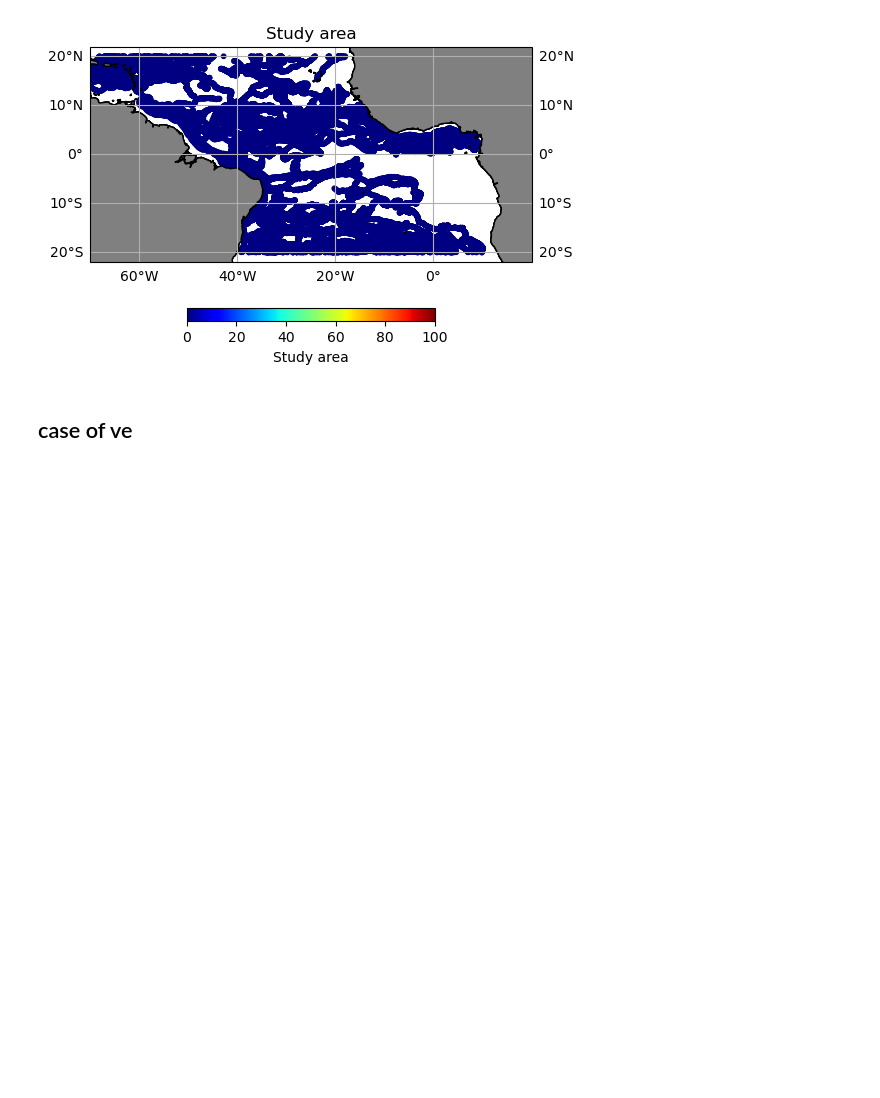
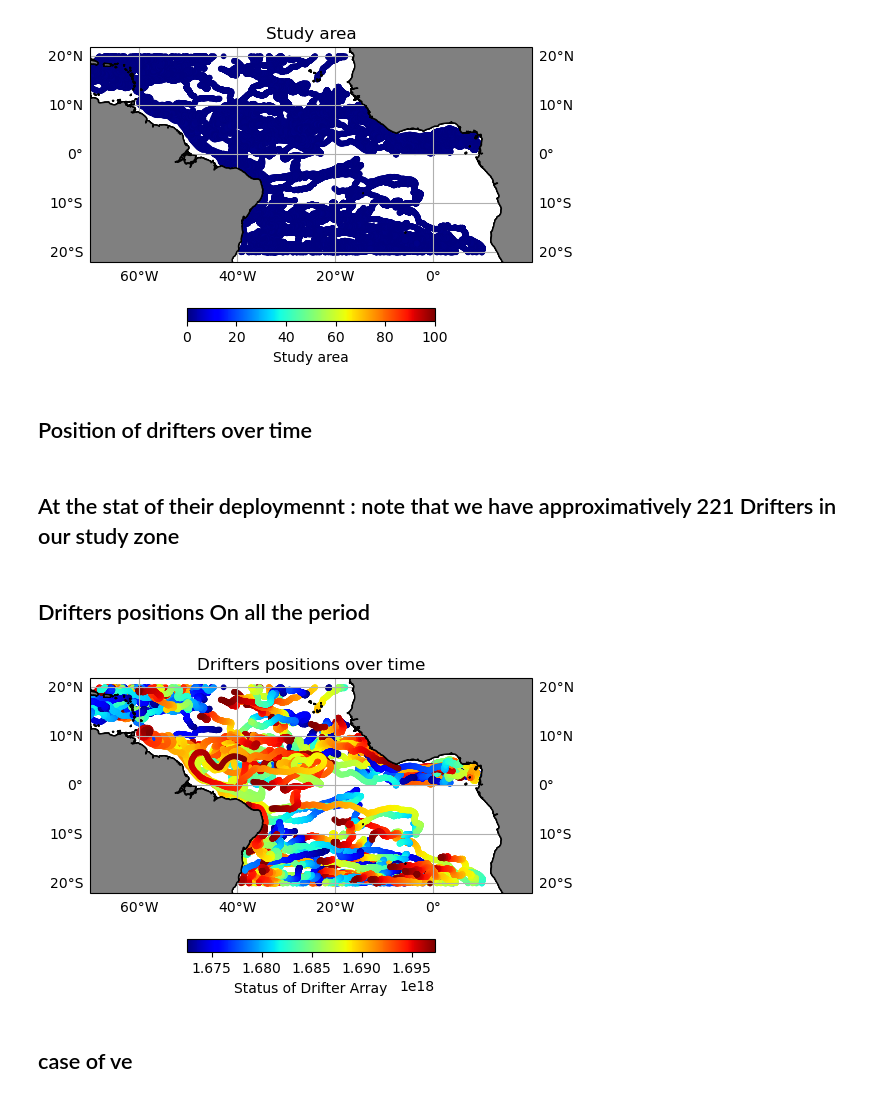
Before and after one commit to Julio-Leonel-Donfack/Courants-Derivants-Cmems, a Jupyter notebook: 1-drifters-currents-visualisations.ipynb, the cells around one changed output. Drawn from its saved outputs; the diff is of its cells as text; code cells hidden in the pictures; blank space fills up the shorter version.

```diff
--- a/1-drifters-currents-visualisations.ipynb
+++ b/1-drifters-currents-visualisations.ipynb
@@ -153,5 +151,44 @@ plt.savefig("fig1 mode.png")
 # %% [output]
 [figure]
+# %% [markdown]
+## Position of drifters over time
+# %% [markdown]
+## At the stat of their deploymennt : note that we have approximatively 221 Drifters in our study zone
+# %% [markdown]
+## Drifters positions On all the period
+# %%
+fig = plt.figure(figsize=(8, 4))
+ax = fig.add_subplot(111, projection=ccrs.PlateCarree(central_longitude =0))
+
+ax.coastlines()
+gl = ax.gridlines(draw_labels=True)
+gl.top_labels=False
+gl.right_label=False
+ax.add_feature(cfeature.LAND, facecolor='0.5',
+               zorder=2, edgecolor='k')
+region=[-70,20,-16,16]
+ax.set_extent(region)
+
+sc = ax.scatter(
+    ds.longitude.values,
+    ds.latitude.values,
+    10,
+    c=ds.time.values,
+    vmin=np.datetime64('2023-01-01T00:00:00.000000000'),
+    vmax=np.datetime64('2023-10-14T18:00:00.000000000'),
+    transform=ccrs.PlateCarree(),
+    cmap='jet')
+
+ax.coastlines()
+ax.add_feature(cfeature.LAND)
+ax.add_feature(cfeature.COASTLINE)
+plt.xlabel('Longitude')
+plt.ylabel('Latitude')
+fig.colorbar(sc, orientation='horizontal', shrink=0.4,label='Status of Drifter Array')
+ax.set_title('Drifters positions over time')
+plt.savefig("fig2 mode.png")
+# %% [output]
+[figure, added]
 # %% [markdown]
 ## case of ve
 # %%
```
Also changed, not shown: parts of 9 cells of this notebook.
